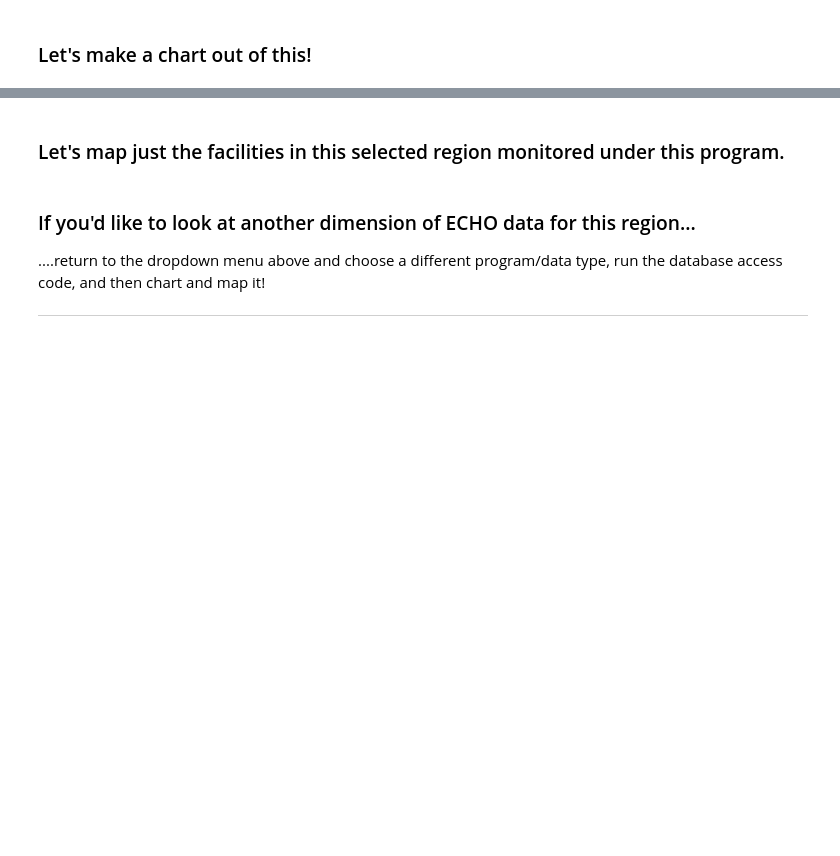
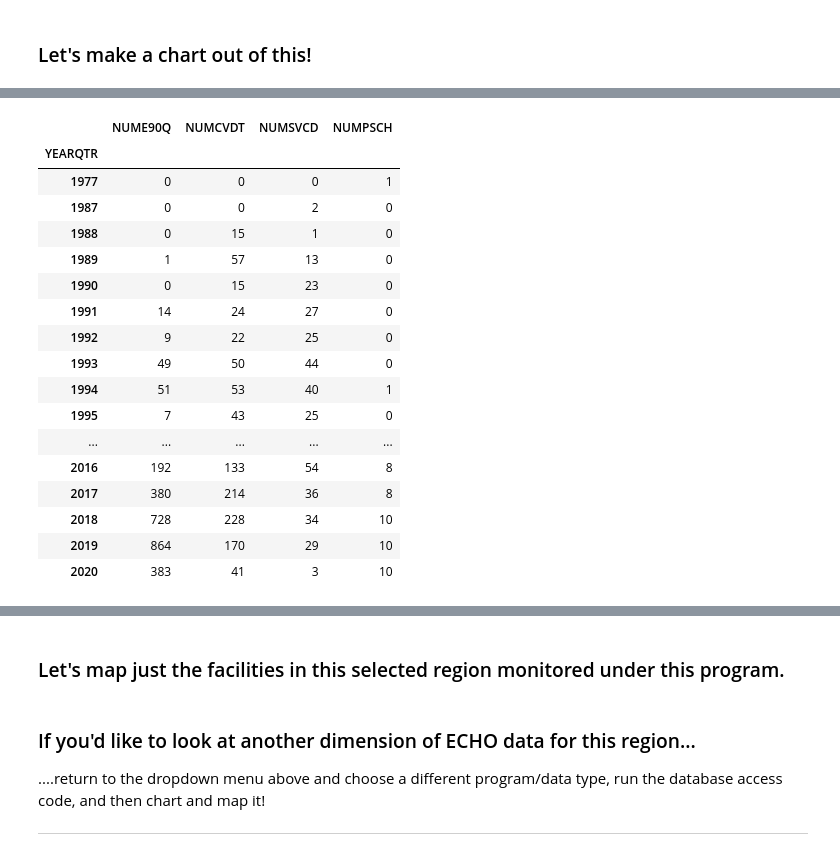
Before and after one commit to edgi-govdata-archiving/ECHO-Cross-Program, a Jupyter notebook: facility-all-programs.ipynb, the cells around one changed output, grey strips where cells are left out. Drawn from its saved outputs; the diff is of its cells as text; code cells hidden in the pictures; blank space fills up the shorter version.

```diff
--- a/facility-all-programs.ipynb
+++ b/facility-all-programs.ipynb
@@ -521,3 +624,29 @@ print( "Wrote "+filename+" to the Google Colab 'Files' menu as %s" %(fullpath))
+# %%
+d = program_data.groupby(pd.to_datetime(program_data['YEARQTR'], format="%Y").dt.to_period("Y")).sum()
+#d = d.resample("Y").sum()
+#d.index = d.index.strftime('%Y')
+d
+#ax = d.plot(kind='bar', title = chart_title, figsize=(20, 10), legend=False, fontsize=16)
+#ax
+# %% [output]
+|  | NUME90Q | NUMCVDT | NUMSVCD | NUMPSCH |
+| YEARQTR |  |  |  |  |
+| 1977 | 0 | 0 | 0 | 1 |
+| 1987 | 0 | 0 | 2 | 0 |
+| 1988 | 0 | 15 | 1 | 0 |
+| 1989 | 1 | 57 | 13 | 0 |
+| 1990 | 0 | 15 | 23 | 0 |
+| 1991 | 14 | 24 | 27 | 0 |
+| 1992 | 9 | 22 | 25 | 0 |
+| 1993 | 49 | 50 | 44 | 0 |
+| 1994 | 51 | 53 | 40 | 1 |
+| 1995 | 7 | 43 | 25 | 0 |
+| ... | ... | ... | ... | ... |
+| 2016 | 192 | 133 | 54 | 8 |
+| 2017 | 380 | 214 | 36 | 8 |
+| 2018 | 728 | 228 | 34 | 10 |
+| 2019 | 864 | 170 | 29 | 10 |
+| 2020 | 383 | 41 | 3 | 10 |
 # %%
 chart_title = program.name + ' - ' + str( region_selected )
 
```
Also changed, not shown: parts of 14 cells of this notebook.
